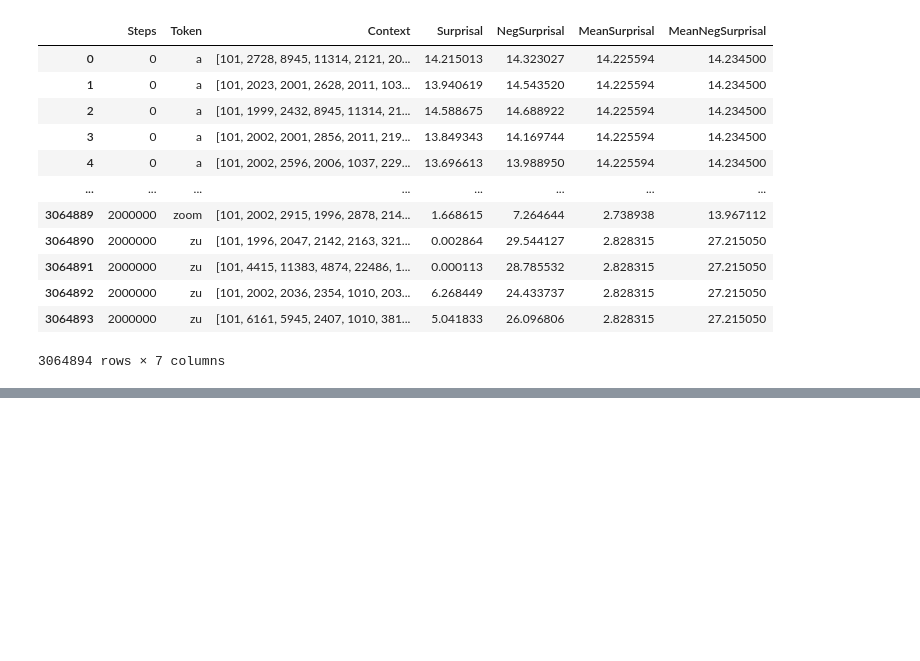
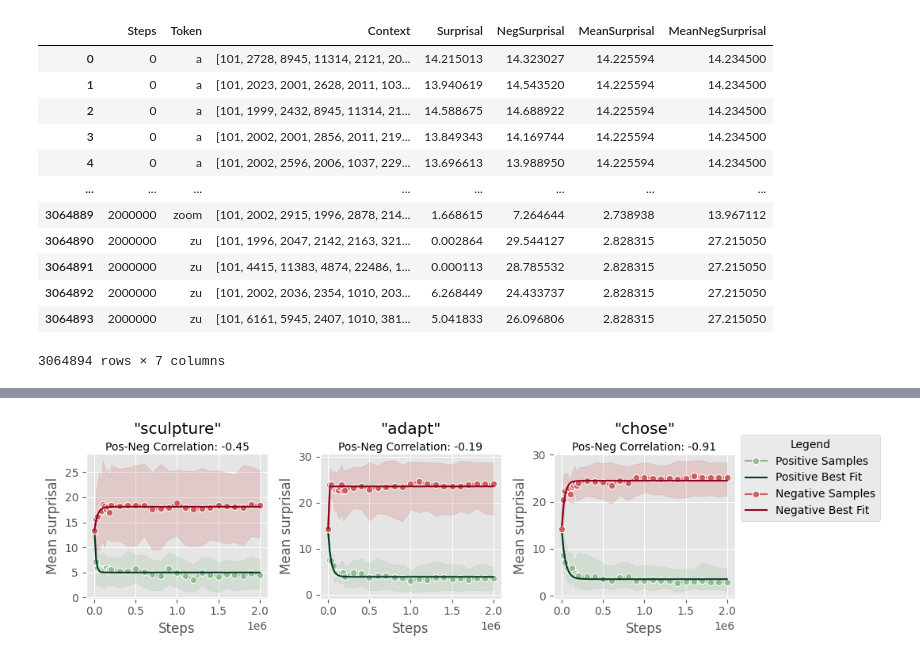
Before and after one commit to NazaninShafiabadi/NeuralLMs, a Jupyter notebook: src/indiv_surprisal_analysis.ipynb, the cells around one changed output, grey strips where cells are left out. Cells and saved outputs as stored; diff of their text form; code cells hidden in the pictures; blank space fills up the shorter version.

```diff
--- a/src/indiv_surprisal_analysis.ipynb
+++ b/src/indiv_surprisal_analysis.ipynb
@@ -44,0 +52,9 @@ plot_surprisals(words, indiv_surprisals, show_error_interval=True, neg_samples=T
+# %%
+token_counts = indiv_surprisals[indiv_surprisals.Steps == 0].Token.value_counts().reset_index()
+# %%
+# 10 samples (e.g: "contact", "missing", "possibility")
+
+words = token_counts[token_counts['count'] == 10].Token.sample(3)
+plot_surprisals(words, indiv_surprisals, show_error_interval=True, neg_samples=True, fit_curve=True, first_step=False)
+# %% [output]
+[figure, added]
```
Also changed, not shown: parts of 12 cells of this notebook, 1 other file.
